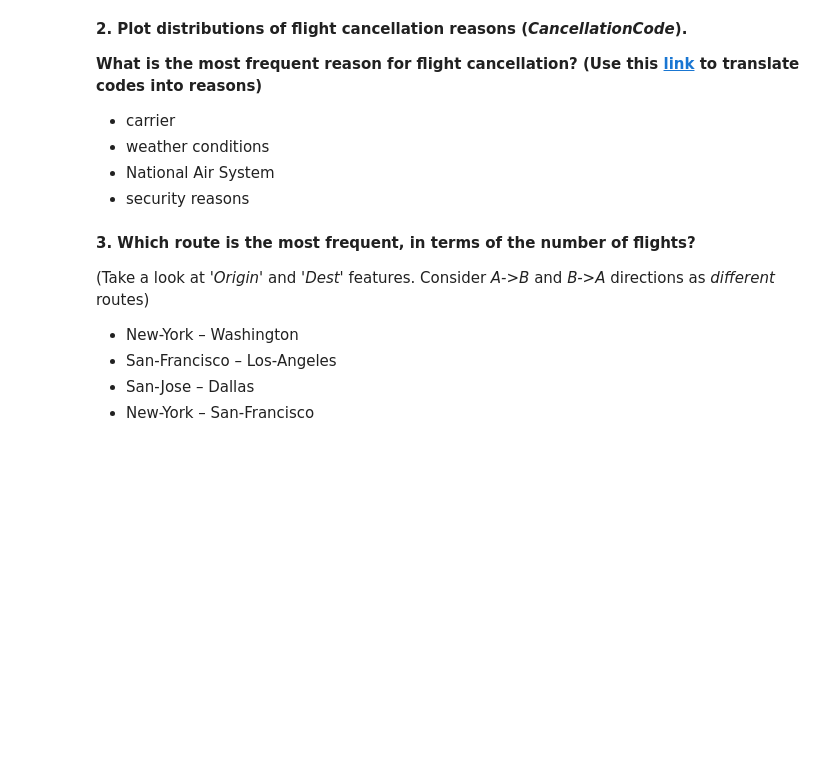
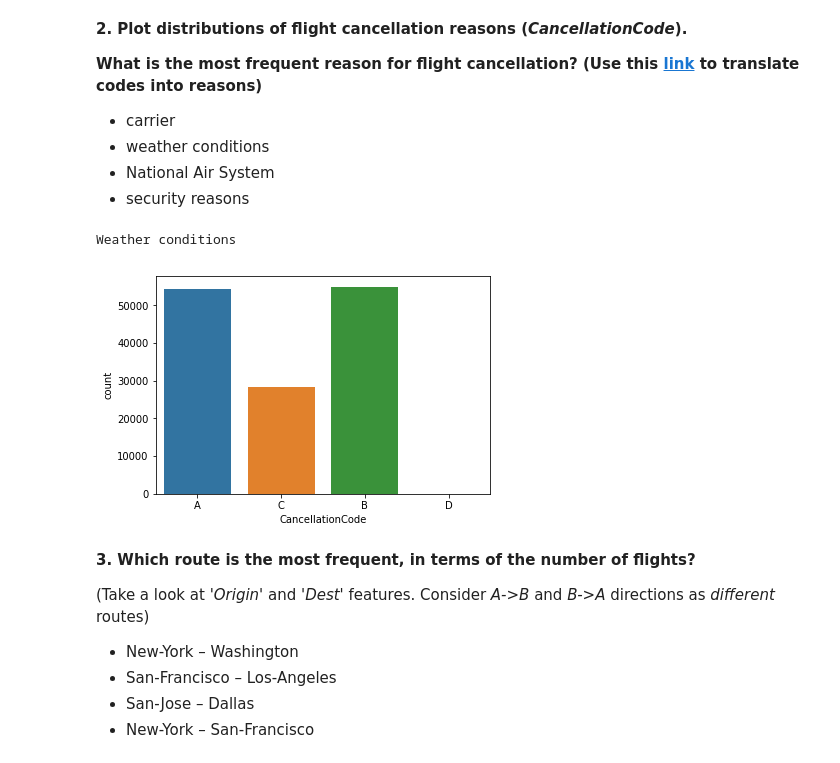
Before and after one commit to eldaniz/mlcourse.ai, a Jupyter notebook: jupyter_english/assignments_fall2018/assignment2_USA_flights.ipynb, the cells around one changed output. Drawn from its saved outputs; the diff is of its cells as text; code cells hidden in the pictures; blank space fills up the shorter version.

```diff
--- a/jupyter_english/assignments_fall2018/assignment2_USA_flights.ipynb
+++ b/jupyter_english/assignments_fall2018/assignment2_USA_flights.ipynb
@@ -240,11 +253,14 @@ psorted[:10]
 - National Air System
 - security reasons
 # %%
-#flights_df['CancellationCode'].unique()
 pp = flights_df[flights_df['CancellationCode'] != 'nan']
 sns.countplot(x='CancellationCode', data=pp)
 cancell_reasons = {'A' : 'Carrier', 'B': 'Weather conditions', 'C': 'National Air System', 'D': 'Security reasons'}
-cancell_reasons[pp.groupby('CancellationCode').size().sort_values(ascending=False).index[0]]
+print(cancell_reasons[pp.groupby('CancellationCode').size().sort_values(ascending=False).index[0]])
+#!!!print(pp['CancellationCode'].mode())
+# %% [output]
+Weather conditions
+[figure, added]
 # %% [markdown]
 **3. Which route is the most frequent, in terms of the number of flights?**
 
```
Also changed, not shown: parts of 14 cells of this notebook, 2 other files.
